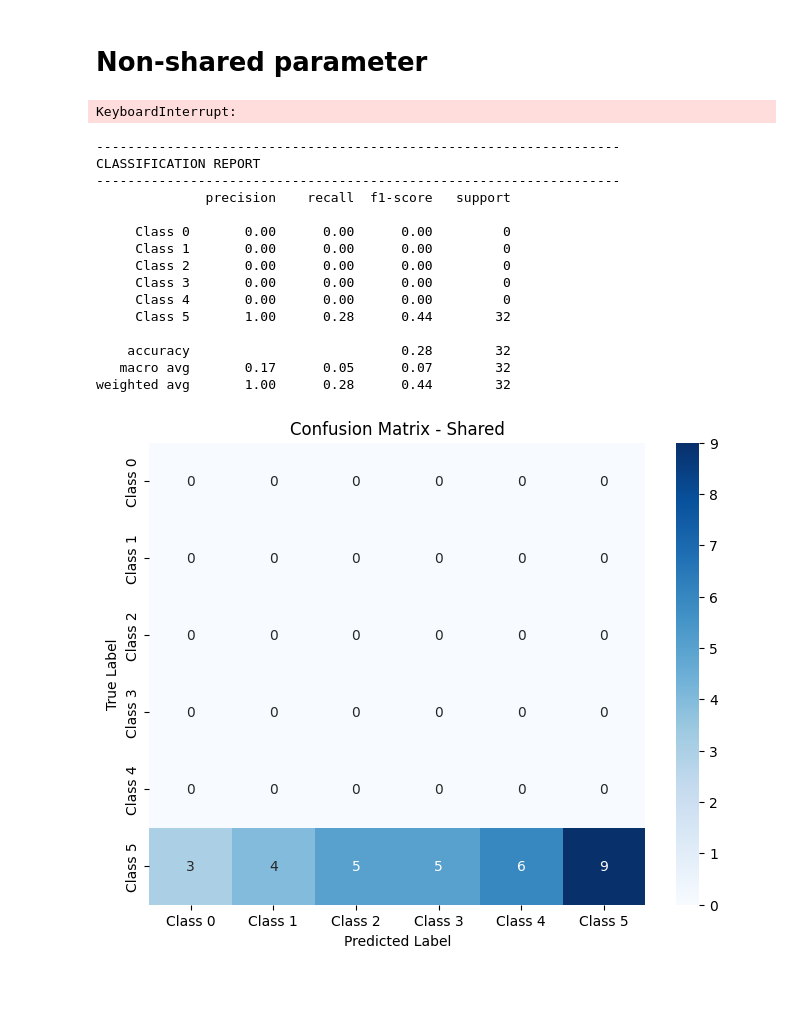
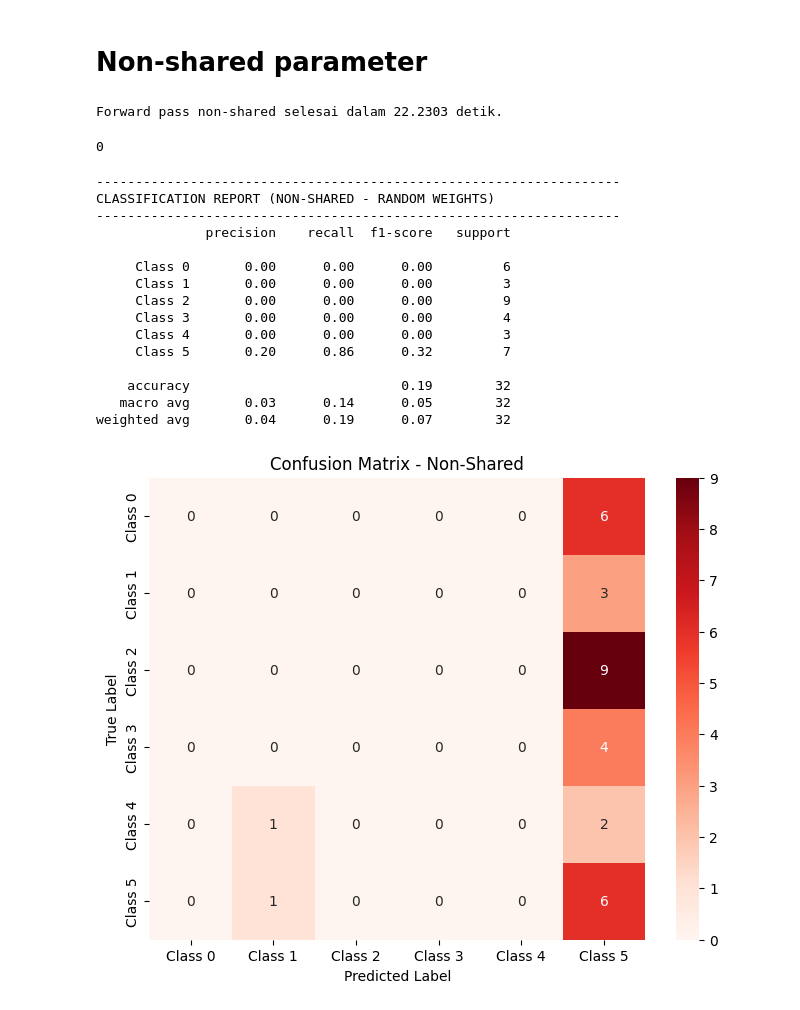
Before and after one commit to timoruslim/Tubes2_AnakRudyKusdiantara, a Jupyter notebook: src/1_cnn_image_classification/02_scratch_inference.ipynb, the cells around one changed output. Saved outputs shown, nothing was run; the diff lists cells and outputs as text; code cells hidden in the pictures.

```diff
--- a/src/1_cnn_image_classification/02_scratch_inference.ipynb
+++ b/src/1_cnn_image_classification/02_scratch_inference.ipynb
@@ -236,41 +301,31 @@ weighted avg       1.00      0.22      0.36        32
 # %% [markdown]
 # Non-shared parameter
 # %%
-weights_path_non_shared = os.path.abspath(
-    "saved_models/model_non_shared.weights.h5"
-)
+weights_path_non_shared = os.path.abspath("saved_models/model_non_shared.weights.h5")
 
 non_shared_model = Model()
-non_shared_model.add(LocallyConnected2D(output_channels=64, kernel_size=3, padding=1, activation="relu"))
-non_shared_model.add(MaxPooling2D(pool_size=2, stride=2))
-non_shared_model.add(LocallyConnected2D(output_channels=128, kernel_size=3, padding=1, activation="relu"))
-non_shared_model.add(MaxPooling2D(pool_size=2, stride=2))
-non_shared_model.add(LocallyConnected2D(output_channels=128, kernel_size=3, padding=1, activation="relu"))
-non_shared_model.add(MaxPooling2D(pool_size=2, stride=2))
+non_shared_model.add(AveragePooling2D(pool_size=4, stride=4))
+non_shared_model.add(LocallyConnected2D(output_channels=16, kernel_size=3, padding=0, activation="relu"))
+non_shared_model.add(AveragePooling2D(pool_size=2, stride=2))
 non_shared_model.add(Flatten())
-non_shared_model.add(Dense(64, activation="relu"))
+non_shared_model.add(Dense(32, activation="relu"))
 non_shared_model.add(Dense(num_classes, activation="softmax"))
 
+non_shared_model.build(X_batch.shape)
 
-non_shared_model.build(X_batch.shape)
 if os.path.exists(weights_path_non_shared):
     keras_input = layers.Input(shape=input_shape)
-
-    x = layers.ZeroPadding2D(padding=1)(keras_input)
-    x = layers.LocallyConnected2D(64, 3, padding="valid", activation="relu")(x)
-    x = layers.MaxPooling2D(2)(x)
-    x = layers.ZeroPadding2D(padding=1)(x)
-    x = layers.LocallyConnected2D(128, 3, padding="valid", activation="relu")(x)
-    x = layers.MaxPooling2D(2)(x)
-    x = layers.ZeroPadding2D(padding=1)(x)
-    x = layers.LocallyConnected2D(128, 3, padding="valid", activation="relu")(x)
-    x = layers.MaxPooling2D(2)(x)
+    x = layers.AveragePooling2D(4)(keras_input)
+    x = layers.LocallyConnected2D(16, 3, padding="valid", activation="relu")(x)
+    x = layers.AveragePooling2D(2)(x)
     x = layers.Flatten()(x)
-    x = layers.Dense(64, activation="relu")(x)
+    x = layers.Dense(32, activation="relu")(x)
     keras_output = layers.Dense(num_classes, activation="softmax")(x)
     keras_model_ns = models.Model(inputs=keras_input, outputs=keras_output)
+
     keras_model_ns.load_weights(weights_path_non_shared)
     load_keras_weights(non_shared_model, keras_model_ns)
+    print("Bobot Keras model Non-Shared berhasil dimuat dan ditransfer.")
 
 start_time = time.time()
 batch_size_ns = 1
@@ -295,66 +350,55 @@ if "keras_model_ns" in locals():
     del keras_model_ns
 gc.collect()
 # %% [output]
-KeyboardInterrupt:
+Forward pass non-shared selesai dalam 22.2303 detik.
+0
 # %%
-y_pred_probs = shared_output_data
+y_pred_probs = non_shared_output_data
 y_pred = np.argmax(y_pred_probs, axis=1)
 
-if "y_batch" in locals() or "y_batch" in globals():
-    if len(y_batch.shape) > 1 and y_batch.shape[1] > 1:
-        y_true = np.argmax(y_batch, axis=1)
-    else:
-        y_true = y_batch
-
-    y_true = np.clip(y_true, 0, num_classes - 1)
-else:
-    np.random.seed(42)
-    y_true = np.random.randint(0, num_classes, size=y_pred.shape[0])
-
 print("\n" + "-" * 67)
-print("CLASSIFICATION REPORT")
+print("CLASSIFICATION REPORT (NON-SHARED - RANDOM WEIGHTS)")
 print("-" * 67)
 
 target_labels = [f"Class {i}" for i in range(num_classes)]
 print(
     classification_report(
         y_true,
         y_pred,
         labels=range(num_classes),
         target_names=target_labels,
         zero_division=0,
     )
 )
 
-
 cm = confusion_matrix(y_true, y_pred, labels=range(num_classes))
 plt.figure(figsize=(8, 6))
 sns.heatmap(
     cm,
     annot=True,
     fmt="d",
-    cmap="Blues",
+    cmap="Reds",
     xticklabels=target_labels,
     yticklabels=target_labels,
 )
-plt.title("Confusion Matrix - Non-shared")
+plt.title("Confusion Matrix - Non-Shared")
 plt.xlabel("Predicted Label")
 plt.ylabel("True Label")
 plt.show()
 # %% [output]
 -------------------------------------------------------------------
-CLASSIFICATION REPORT
+CLASSIFICATION REPORT (NON-SHARED - RANDOM WEIGHTS)
 -------------------------------------------------------------------
               precision    recall  f1-score   support
 
-     Class 0       0.00      0.00      0.00         0
-     Class 1       0.00      0.00      0.00         0
-     Class 2       0.00      0.00      0.00         0
-     Class 3       0.00      0.00      0.00         0
-     Class 4       0.00      0.00      0.00         0
-     Class 5       1.00      0.28      0.44        32
+     Class 0       0.00      0.00      0.00         6
+     Class 1       0.00      0.00      0.00         3
+     Class 2       0.00      0.00      0.00         9
+     Class 3       0.00      0.00      0.00         4
+     Class 4       0.00      0.00      0.00         3
+     Class 5       0.20      0.86      0.32         7
 
-    accuracy                           0.28        32
-   macro avg       0.17      0.05      0.07        32
-weighted avg       1.00      0.28      0.44        32
+    accuracy                           0.19        32
+   macro avg       0.03      0.14      0.05        32
+weighted avg       0.04      0.19      0.07        32
-[figure, old version]
+[figure, new version]
```
Also changed, not shown: parts of 8 cells of this notebook.
